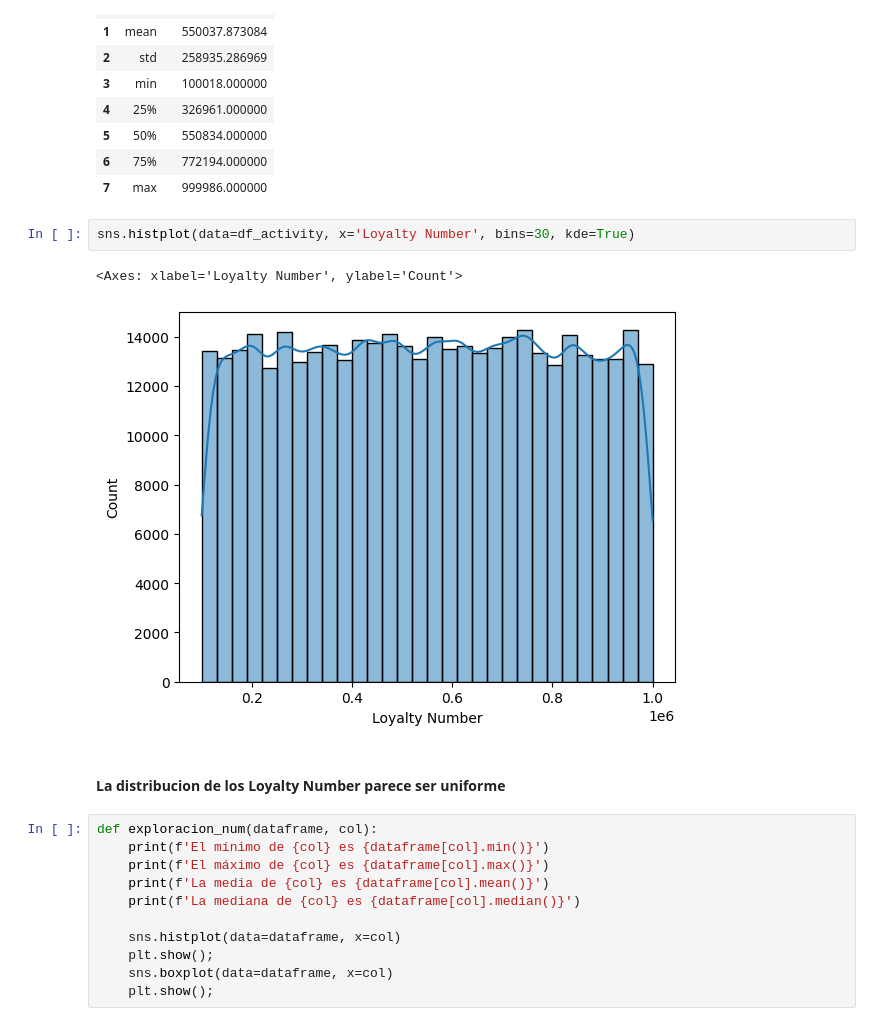
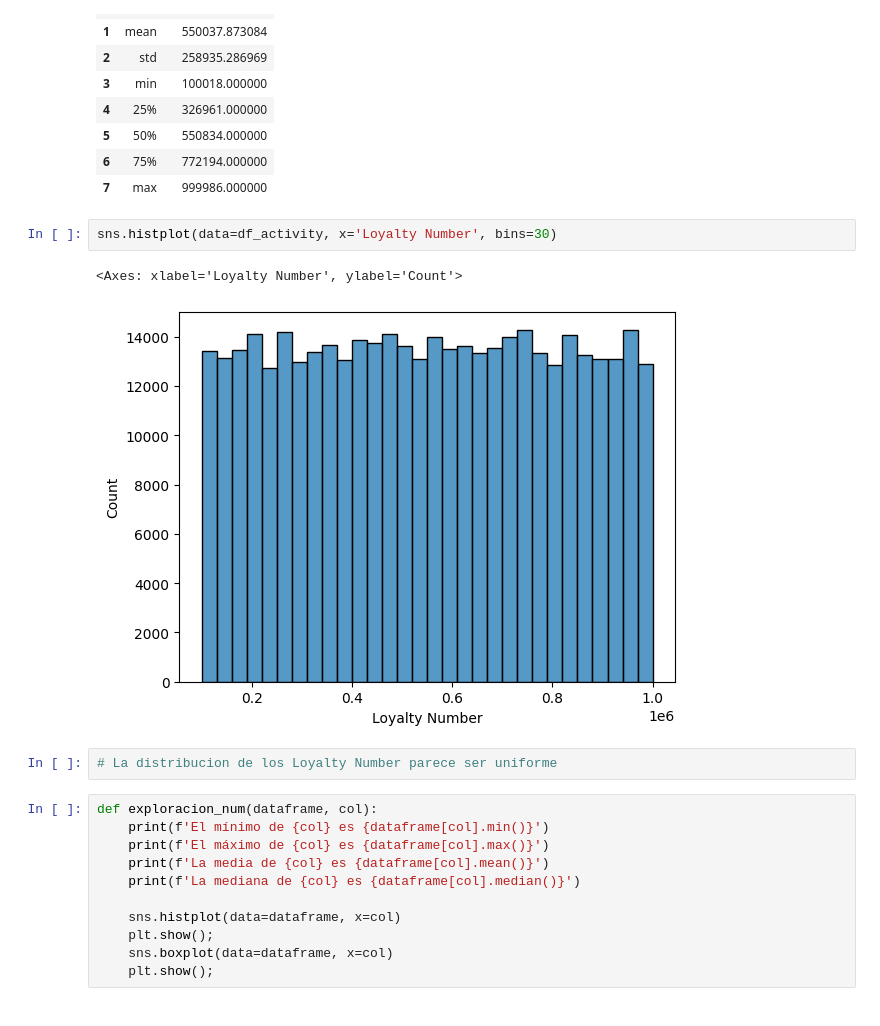
Before and after one commit to Adalab/bda-modulo-3-evaluacion-final-patrimerchan, a Jupyter notebook: Evaluacion_Final_Modulo_3.ipynb, the cells around one changed output. Cells and saved outputs as stored; diff of their text form.

```diff
--- a/Evaluacion_Final_Modulo_3.ipynb
+++ b/Evaluacion_Final_Modulo_3.ipynb
@@ -226,12 +240,12 @@ df_activity['Loyalty Number'].describe().reset_index()
 | 6 | 75% | 772194.000000 |
 | 7 | max | 999986.000000 |
 # %%
-sns.histplot(data=df_activity, x='Loyalty Number', bins=30, kde=True)
+sns.histplot(data=df_activity, x='Loyalty Number', bins=30)
 # %% [output]
 <Axes: xlabel='Loyalty Number', ylabel='Count'>
-[figure, old version]
+[figure, new version]
-# %% [markdown]
-#### La distribucion de los Loyalty Number parece ser uniforme
+# %%
+# La distribucion de los Loyalty Number parece ser uniforme
 # %%
 def exploracion_num(dataframe, col):
     print(f'El mínimo de {col} es {dataframe[col].min()}')
```
Also changed, not shown: parts of 24 cells of this notebook, 1 other file.
